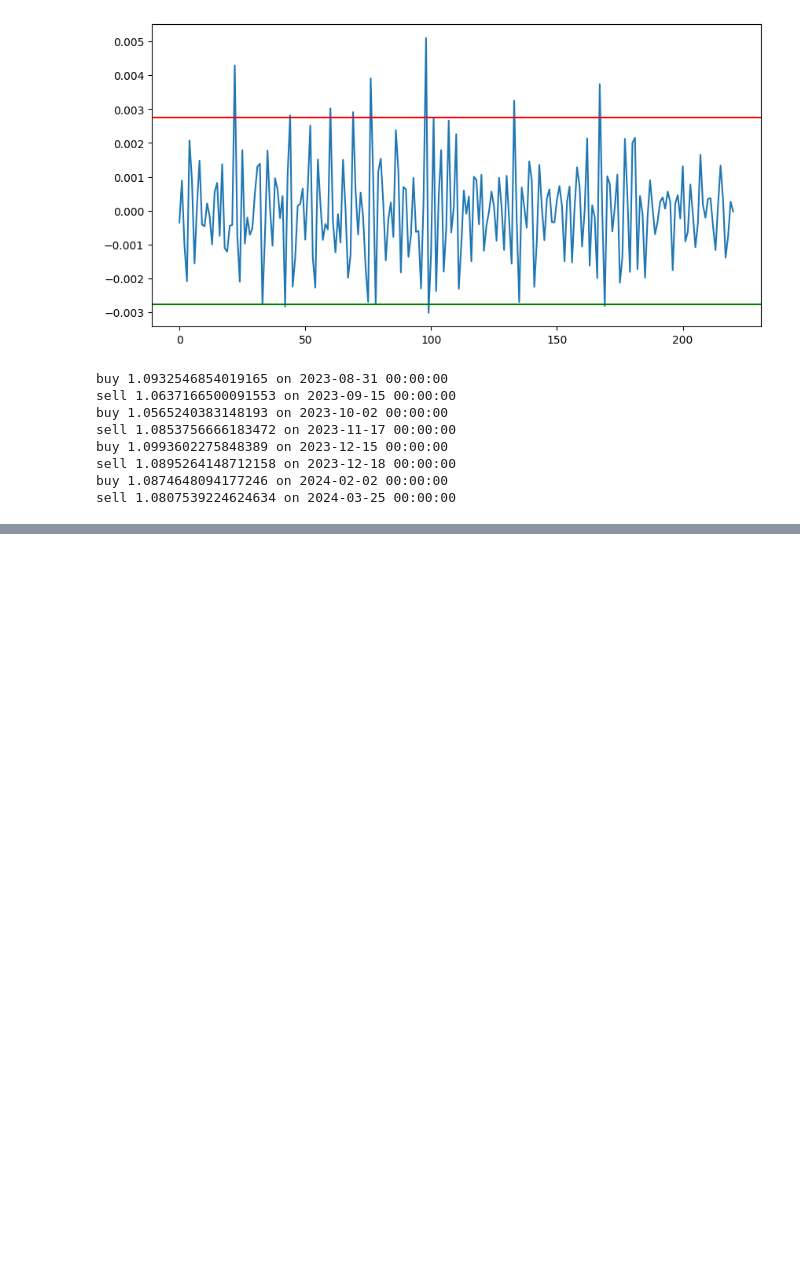
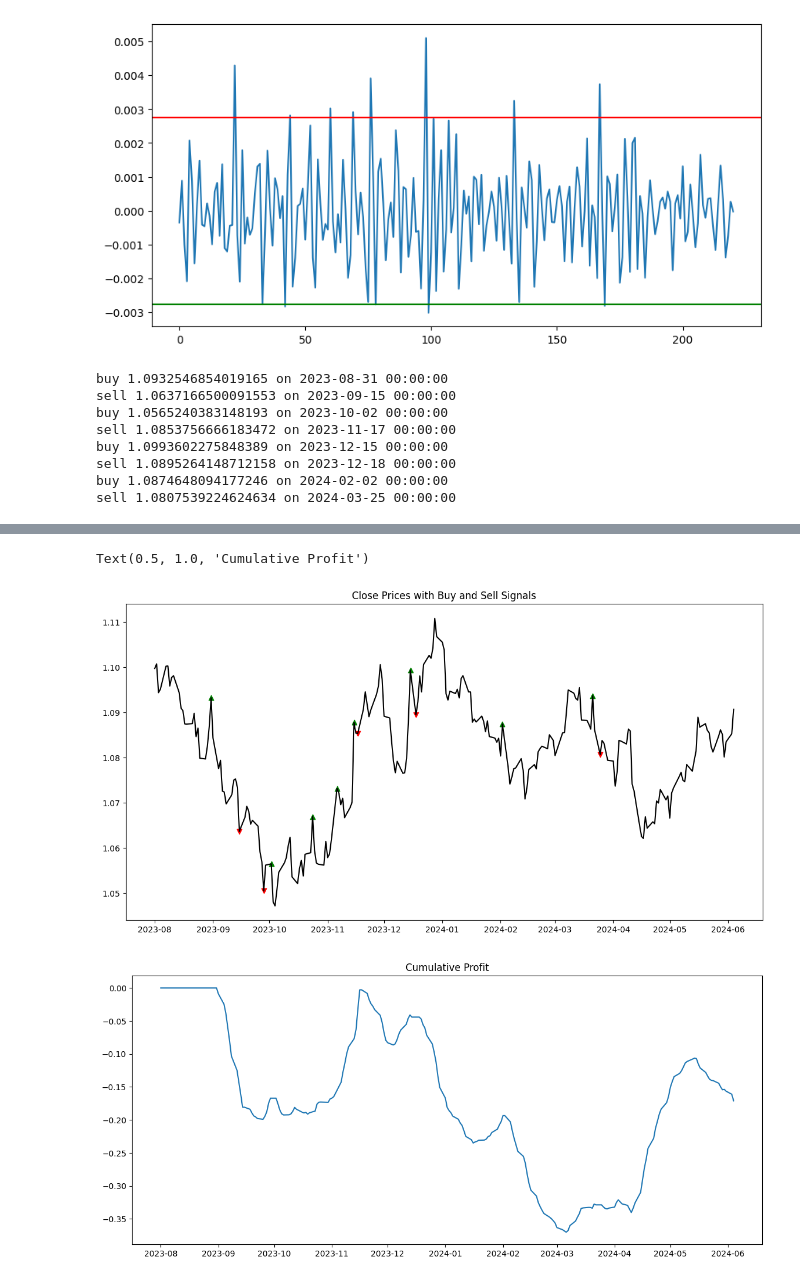
Before and after one commit to Zaid87648326/Trading-Strategy-Model-Project, a Jupyter notebook: note.ipynb, the cells around one changed output, grey strips where cells are left out. Saved outputs shown, nothing was run; the diff lists cells and outputs as text; code cells hidden in the pictures; blank space fills up the shorter version.

```diff
--- a/note.ipynb
+++ b/note.ipynb
@@ -122,0 +170,18 @@ sell 1.0807539224624634 on 2024-03-25 00:00:00
+# %%
+plt.figure(figsize=(14, 7))
+plt.plot(dates, close_prices,label = 'Close price',color = 'black')
+#isolate the true value of buy_signals and sell signals from the frame
+buy_signals = train[train['buy_signal']]
+sell_signals = train[train['sell_signal']]
+#draw the marker that indicate the signal
+plt.scatter(buy_signals['Date'],buy_signals['Close'],marker = '^',color = 'green')
+plt.scatter(sell_signals['Date'],sell_signals['Close'],marker = 'v',color = 'red')
+plt.title('Close Prices with Buy and Sell Signals')
+# Cumulative Profit
+plt.figure(figsize=(14,6))
+plt.plot(dates, profits, label='Cumulative Profit')
+plt.title('Cumulative Profit')
+# %% [output]
+Text(0.5, 1.0, 'Cumulative Profit')
+[figure, added]
+[figure, added]
```
Also changed, not shown: parts of 2 cells of this notebook.
